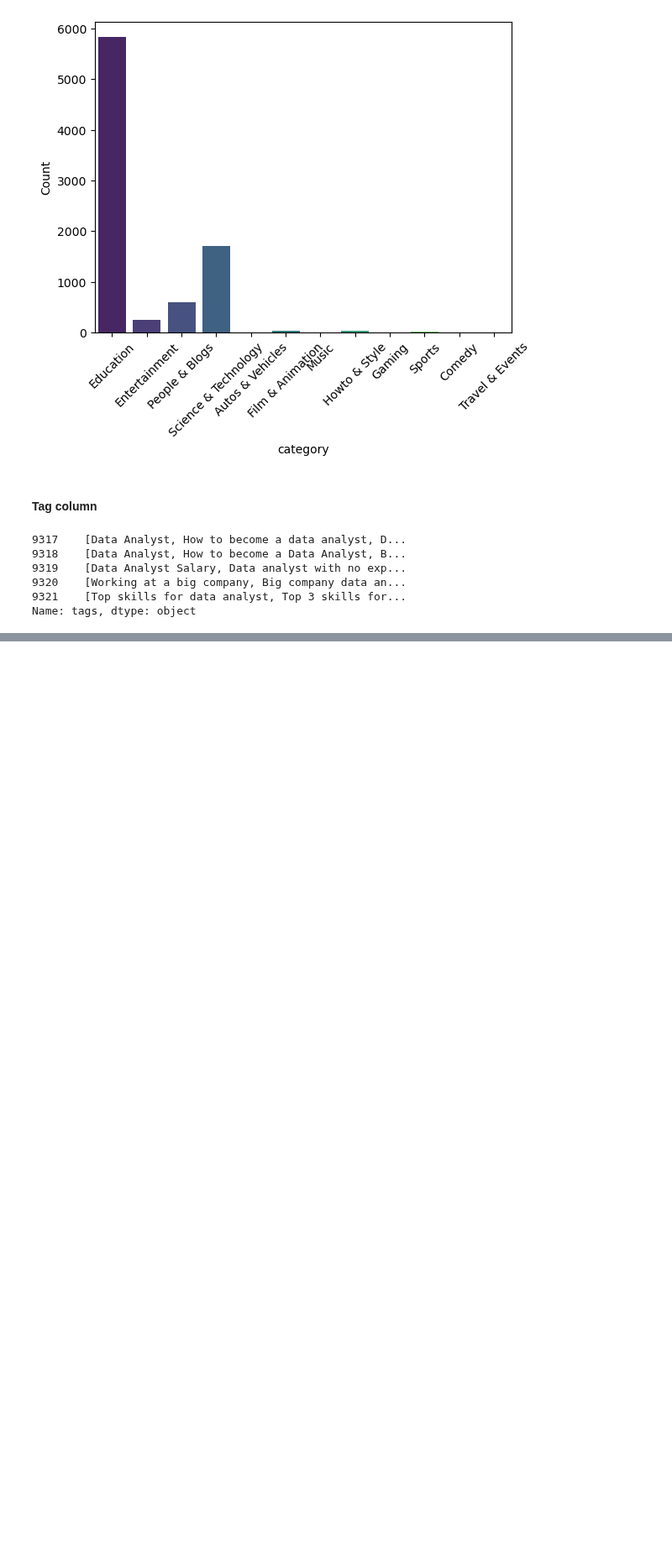
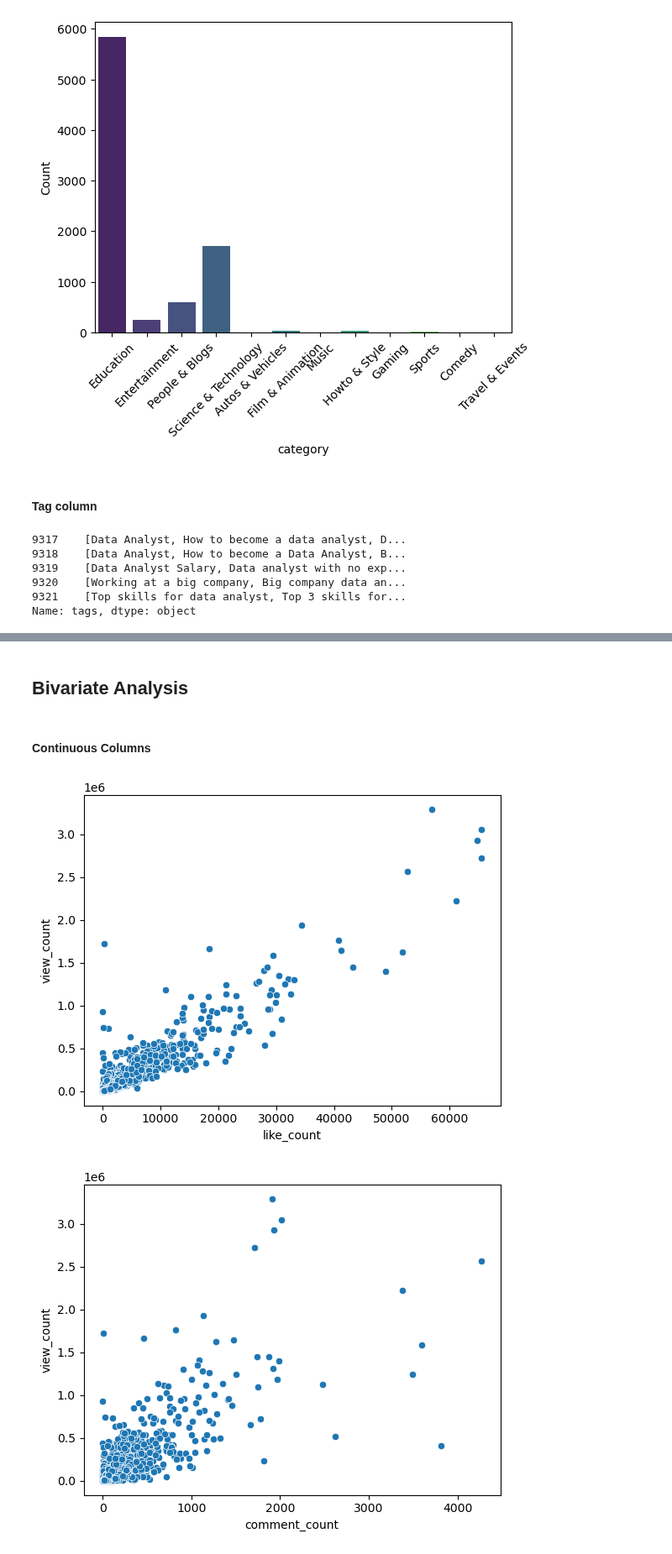
Before and after one commit to LHide14/YouTube-Analytics, a Jupyter notebook: Analytics_EDA.ipynb, the cells around one changed output, grey strips where cells are left out. Shown at 84% size. Cells and saved outputs as stored; diff of their text form; code cells hidden in the pictures; blank space fills up the shorter version.

Commit message:
univariate analysis complete, bivariate in progress

```diff
--- a/Analytics_EDA.ipynb
+++ b/Analytics_EDA.ipynb
@@ -293,0 +322,20 @@ dict(sorted(unique_tag_count.items(), key=lambda item: item[1], reverse=True))
+# %% [markdown]
+## Bivariate Analysis
+# %% [markdown]
+#### Continuous Columns
+# %%
+target = 'view_count'
+
+con_columns = ['like_count', 'comment_count']
+
+for column in con_columns:
+
+    sns.scatterplot(data=df, x=column, y=target)
+
+    plt.xlabel(column)
+    plt.ylabel(target)
+
+    plt.show()
+# %% [output]
+[figure, added]
+[figure, added]
```
Also changed, not shown: parts of 10 cells of this notebook.
